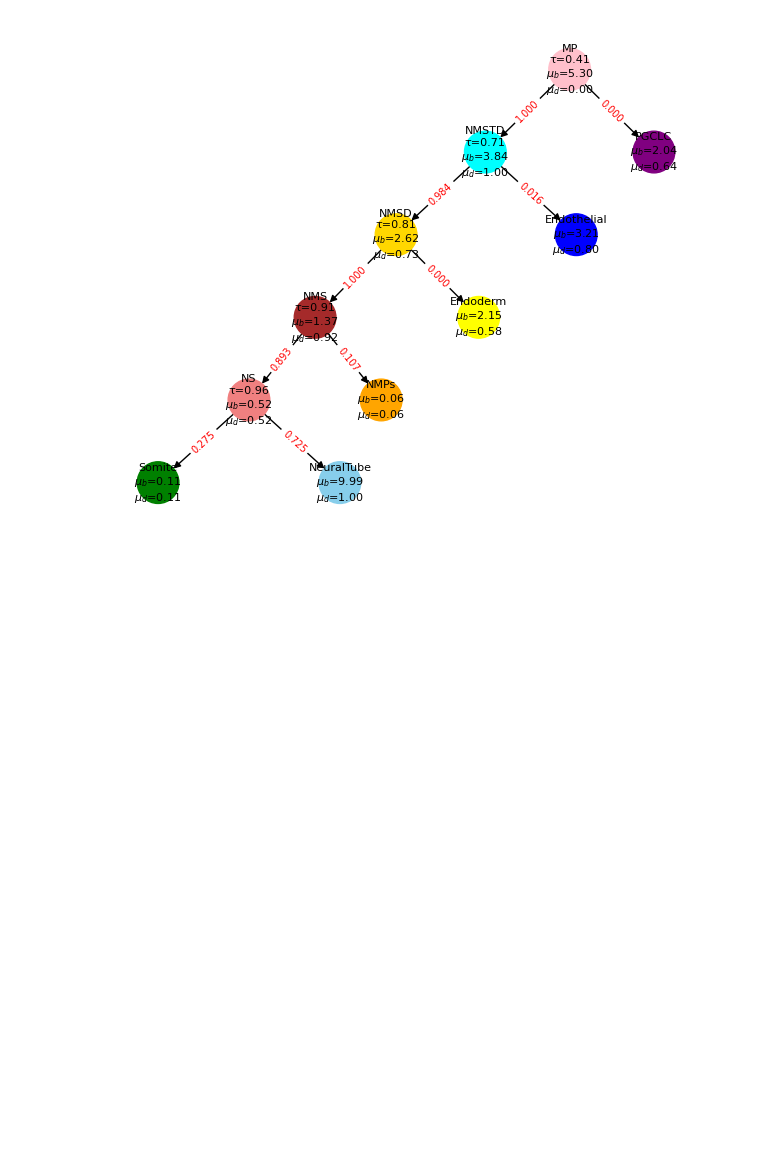
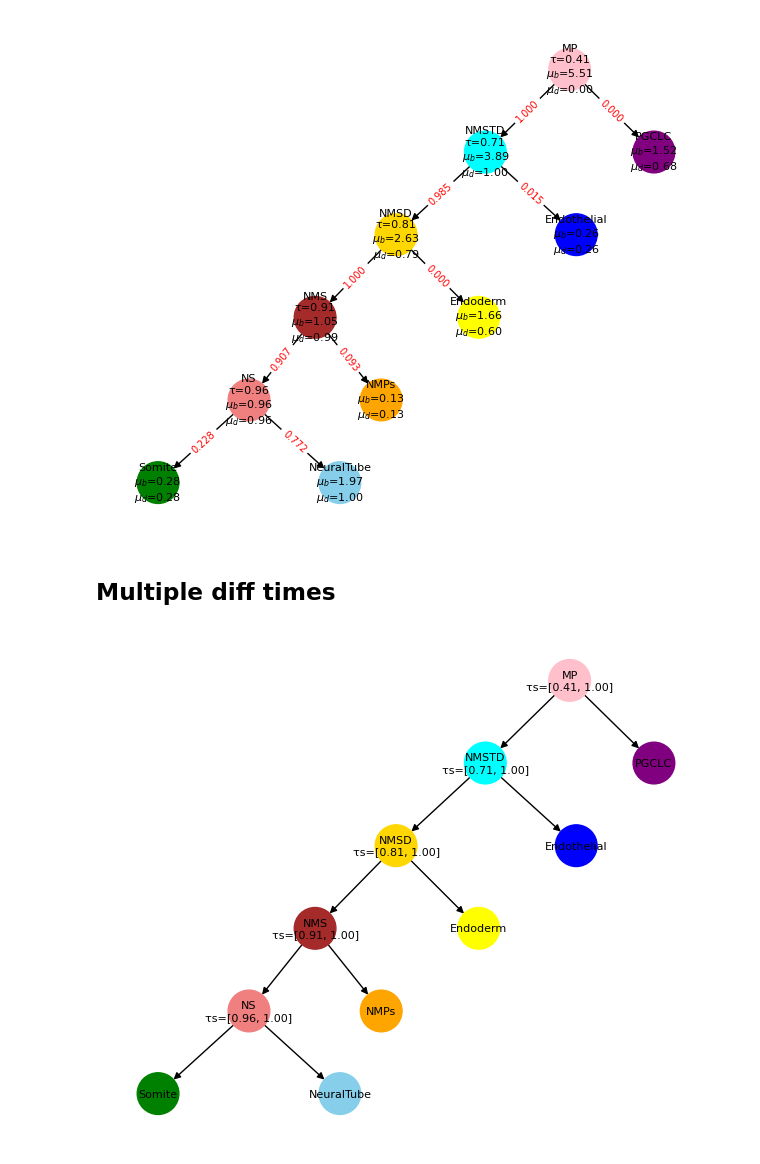
Before and after one commit to sashittal-group/CONCERT, a Jupyter notebook: notebooks/explore-tls-data-2.ipynb, the cells around one changed output. Drawn from its saved outputs; the diff is of its cells as text; code cells hidden in the pictures; blank space fills up the shorter version.

Commit message:
Inflate multiple diff times

```diff
--- a/notebooks/explore-tls-data-2.ipynb
+++ b/notebooks/explore-tls-data-2.ipynb
@@ -247,7 +244,7 @@ len(data)
 # %%
 Ts = []
 
-for t in data[:3]:
+for t in data[2:3]:
     T = ete_to_nx(t)
     Ts.append(T)
 # %%
@@ -474,3 +466,56 @@ birth_rates, death_rates, Q
 plot_differentiation_tree(diff_T, birth_rates, death_rates, transition_probabilities=Q)
 # %% [output]
 [figure]
+# %% [markdown]
+## Multiple diff times
+# %%
+import string
+from plotters import plot_differentiation_tree
+
+diff_map_edges = [
+    ("MP", "PGCLC"),
+    ("MP", "NMSTD"),
+    ("NMSTD", "NMSD"),
+    ("NMSTD", "Endothelial"),
+    ("NMSD", "NMS"),
+    ("NMSD", "Endoderm"),
+    ("NMS", "NS"),
+    ("NMS", "NMPs"),
+    ("NS", "Somite"),
+    ("NS", "NeuralTube"),
+]
+
+a = 0.96
+b = 0.05
+c = 0.1
+d = 0.1
+e = 0.3
+
+EPS = 1e-10
+
+diff_ts = {
+    "MP":  [a- b - c - d - e, 1 - 5*EPS],
+    "NMSTD": [a - b - c - d, 1 - 4*EPS],
+    "NMSD": [a - b - c, 1 - 3*EPS],
+    "NMS": [a - b, 1 - 2*EPS],
+    "NS": [a, 1 - 1*EPS],
+    "PGCLC": [],
+    "Endothelial": [],
+    "Endoderm": [],
+    "NMPs": [],
+    "Somite": [],
+    "NeuralTube": []
+}
+
+diff_T = nx.DiGraph()
+
+
+for k, v in diff_ts.items():
+    diff_T.add_node(k, diff_times=v)
+
+for s, e in diff_map_edges:
+    diff_T.add_edge(s, e)
+
+plot_differentiation_tree(diff_T)
+# %% [output]
+[figure, added]
```
Also changed, not shown: parts of 14 cells of this notebook, 1 other file.
